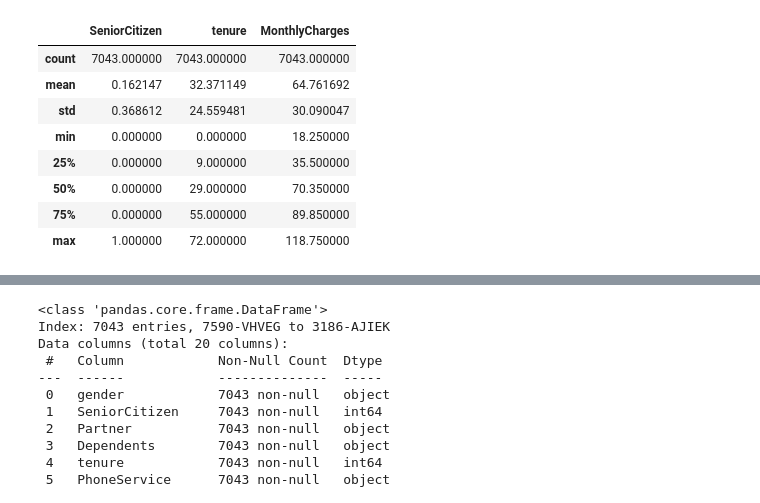
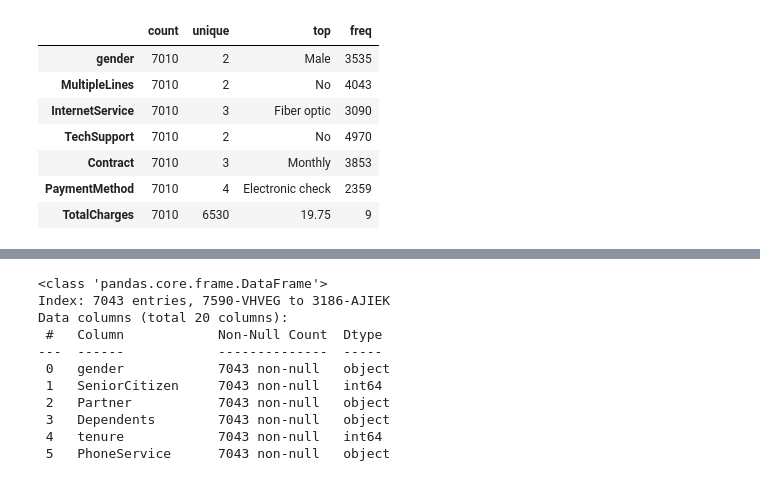
Before and after one commit to moutasam/Capstone-Telecom-Customers, a Jupyter notebook: TelcoCustomerChurn.ipynb, the cells around one changed output, grey strips where cells are left out. Drawn from its saved outputs; the diff is of its cells as text; code cells hidden in the pictures.

```diff
--- a/TelcoCustomerChurn.ipynb
+++ b/TelcoCustomerChurn.ipynb
@@ -82,12 +109,11 @@ customer.head(10)
 # %%
-customer.describe()
+customer.describe(include=['object']).T
 # %% [output]
-|  | SeniorCitizen | tenure | MonthlyCharges |
-| count | 7043.000000 | 7043.000000 | 7043.000000 |
-| mean | 0.162147 | 32.371149 | 64.761692 |
-| std | 0.368612 | 24.559481 | 30.090047 |
-| min | 0.000000 | 0.000000 | 18.250000 |
-| 25% | 0.000000 | 9.000000 | 35.500000 |
-| 50% | 0.000000 | 29.000000 | 70.350000 |
-| 75% | 0.000000 | 55.000000 | 89.850000 |
-| max | 1.000000 | 72.000000 | 118.750000 |
+|  | count | unique | top | freq |
+| gender | 7010 | 2 | Male | 3535 |
+| MultipleLines | 7010 | 2 | No | 4043 |
+| InternetService | 7010 | 3 | Fiber optic | 3090 |
+| TechSupport | 7010 | 2 | No | 4970 |
+| Contract | 7010 | 3 | Monthly | 3853 |
+| PaymentMethod | 7010 | 4 | Electronic check | 2359 |
+| TotalCharges | 7010 | 6530 | 19.75 | 9 |
```
Also changed, not shown: parts of 23 cells of this notebook.
